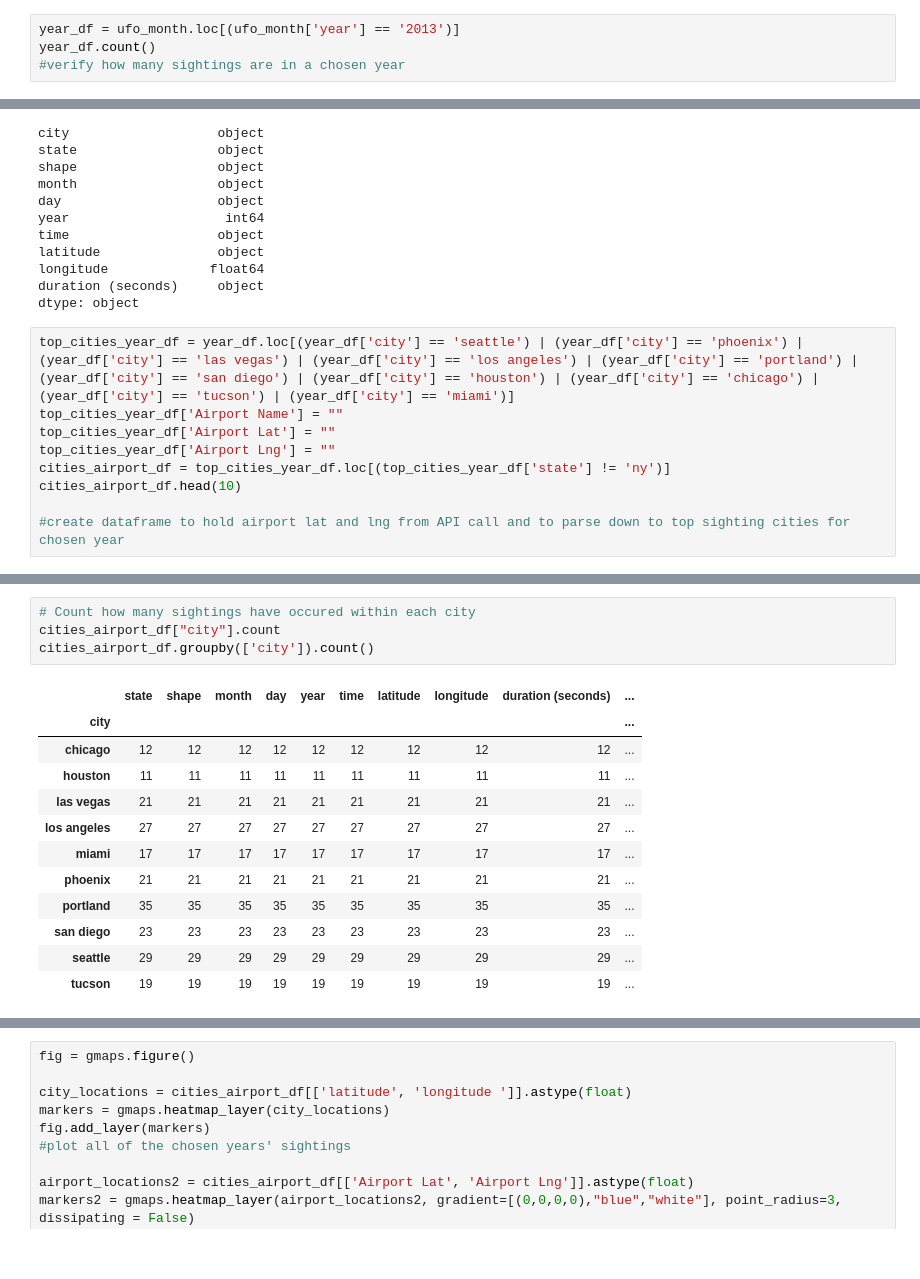
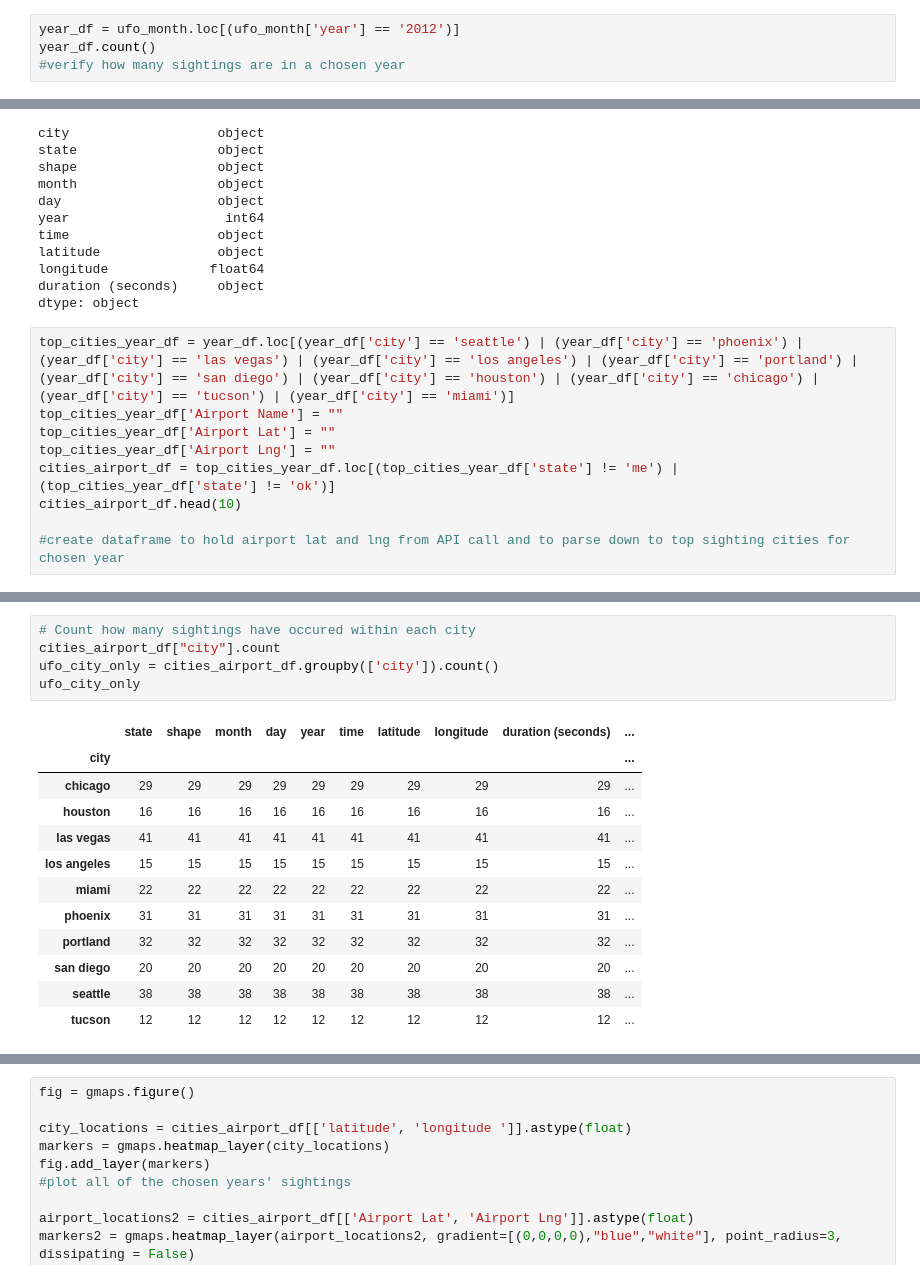
Before and after one commit to CoryOpie/Project-1, a Jupyter notebook: Project1-Jessica.ipynb, the cells around one changed output, grey strips where cells are left out. Cells and saved outputs as stored; diff of their text form.

```diff
--- a/Project1-Jessica.ipynb
+++ b/Project1-Jessica.ipynb
@@ -104,7 +104,7 @@ ufo_city_group.sort_values(by="month", ascending = False).head(10)
 | 2005 | 3160 | 3160 | 3160 | 3160 | 3160 | 3160 | 3160 | 3160 | 3160 |
 | 2003 | 2901 | 2901 | 2901 | 2901 | 2901 | 2901 | 2901 | 2901 | 2901 |
 # %%
-year_df = ufo_month.loc[(ufo_month['year'] == '2013')]
+year_df = ufo_month.loc[(ufo_month['year'] == '2012')]
 year_df.count()
 #verify how many sightings are in a chosen year
 # %% [output]
@@ -157,7 +157,7 @@ top_cities_year_df = year_df.loc[(year_df['city'] == 'seattle') | (year_df['city
 top_cities_year_df['Airport Name'] = ""
 top_cities_year_df['Airport Lat'] = ""
 top_cities_year_df['Airport Lng'] = ""
-cities_airport_df = top_cities_year_df.loc[(top_cities_year_df['state'] != 'ny')]
+cities_airport_df = top_cities_year_df.loc[(top_cities_year_df['state'] != 'me') | (top_cities_year_df['state'] != 'ok')]
 cities_airport_df.head(10)
 
 #create dataframe to hold airport lat and lng from API call and to parse down to top sighting cities for chosen year
@@ -191,17 +191,18 @@ See the caveats in the documentation: https://pandas.pydata.org/pandas-docs/stab
 # %%
 # Count how many sightings have occured within each city
 cities_airport_df["city"].count
-cities_airport_df.groupby(['city']).count()
+ufo_city_only = cities_airport_df.groupby(['city']).count()
+ufo_city_only
 # %% [output]
 |  | state | shape | month | day | year | time | latitude | longitude | duration (seconds) | ... |
 | city |  |  |  |  |  |  |  |  |  | ... |
-| chicago | 12 | 12 | 12 | 12 | 12 | 12 | 12 | 12 | 12 | ... |
-| houston | 11 | 11 | 11 | 11 | 11 | 11 | 11 | 11 | 11 | ... |
-| las vegas | 21 | 21 | 21 | 21 | 21 | 21 | 21 | 21 | 21 | ... |
-| los angeles | 27 | 27 | 27 | 27 | 27 | 27 | 27 | 27 | 27 | ... |
-| miami | 17 | 17 | 17 | 17 | 17 | 17 | 17 | 17 | 17 | ... |
-| phoenix | 21 | 21 | 21 | 21 | 21 | 21 | 21 | 21 | 21 | ... |
-| portland | 35 | 35 | 35 | 35 | 35 | 35 | 35 | 35 | 35 | ... |
-| san diego | 23 | 23 | 23 | 23 | 23 | 23 | 23 | 23 | 23 | ... |
-| seattle | 29 | 29 | 29 | 29 | 29 | 29 | 29 | 29 | 29 | ... |
-| tucson | 19 | 19 | 19 | 19 | 19 | 19 | 19 | 19 | 19 | ... |
+| chicago | 29 | 29 | 29 | 29 | 29 | 29 | 29 | 29 | 29 | ... |
+| houston | 16 | 16 | 16 | 16 | 16 | 16 | 16 | 16 | 16 | ... |
+| las vegas | 41 | 41 | 41 | 41 | 41 | 41 | 41 | 41 | 41 | ... |
+| los angeles | 15 | 15 | 15 | 15 | 15 | 15 | 15 | 15 | 15 | ... |
+| miami | 22 | 22 | 22 | 22 | 22 | 22 | 22 | 22 | 22 | ... |
+| phoenix | 31 | 31 | 31 | 31 | 31 | 31 | 31 | 31 | 31 | ... |
+| portland | 32 | 32 | 32 | 32 | 32 | 32 | 32 | 32 | 32 | ... |
+| san diego | 20 | 20 | 20 | 20 | 20 | 20 | 20 | 20 | 20 | ... |
+| seattle | 38 | 38 | 38 | 38 | 38 | 38 | 38 | 38 | 38 | ... |
+| tucson | 12 | 12 | 12 | 12 | 12 | 12 | 12 | 12 | 12 | ... |
```
Also changed, not shown: parts of 9 cells of this notebook, 2 other files.
